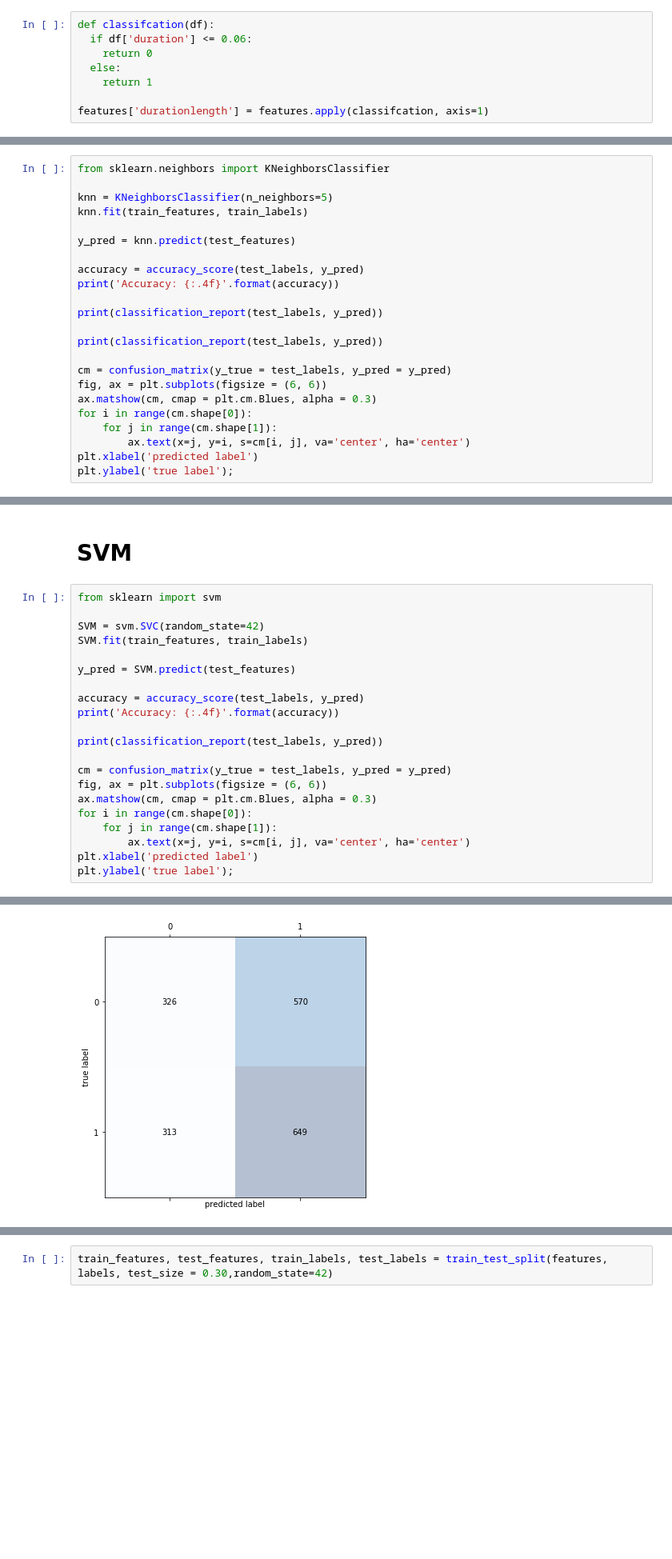
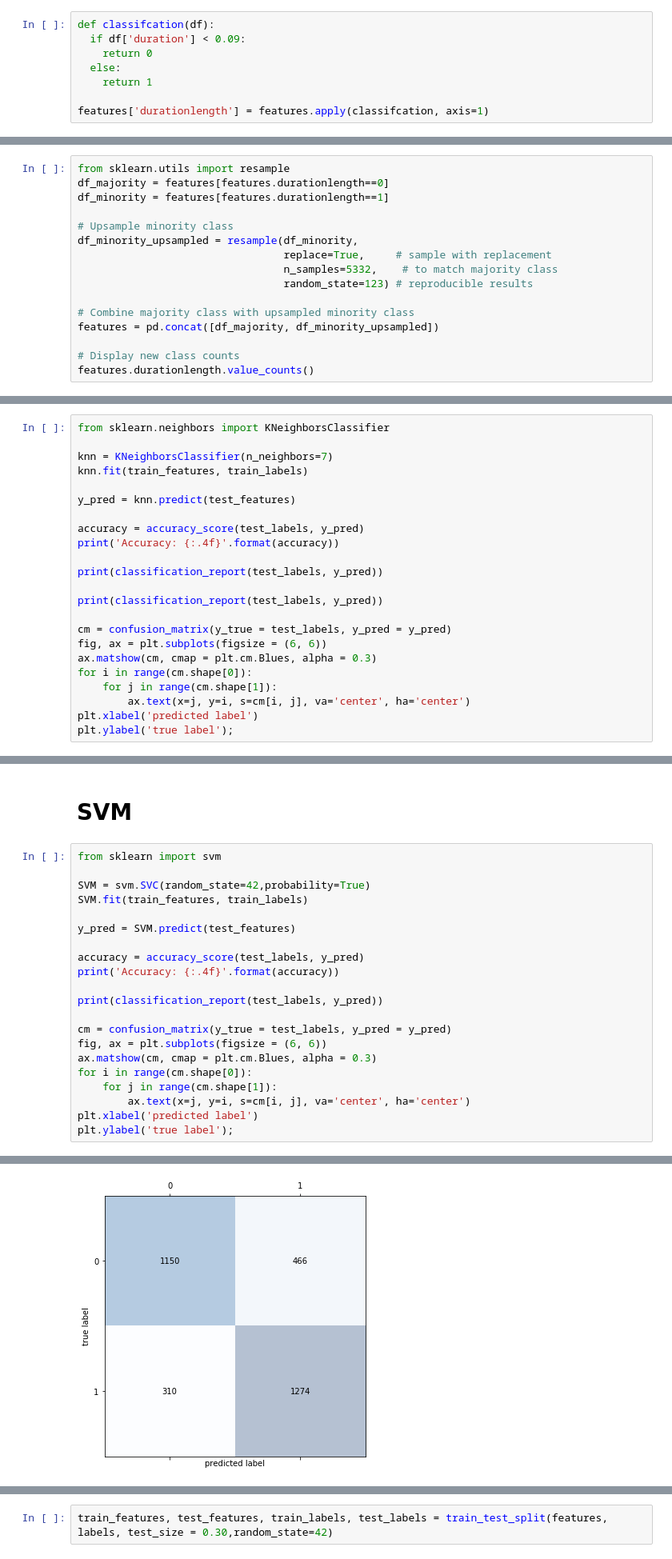
Before and after one commit to Edwardkang1004/Springboard, a Jupyter notebook: Capstone Project 1/Capstone Project 1b.ipynb, the cells around one changed output, grey strips where cells are left out. Shown at 80% size. Saved outputs shown, nothing was run; the diff lists cells and outputs as text; blank space fills up the shorter version.

```diff
--- a/Capstone Project 1/Capstone Project 1b.ipynb
+++ b/Capstone Project 1/Capstone Project 1b.ipynb
@@ -666,6 +668,6 @@ plt.hist(features['duration'])
 # %%
 def classifcation(df):
-  if df['duration'] <= 0.06:
+  if df['duration'] < 0.09:
     return 0
   else:
     return 1
@@ -687,0 +690,16 @@ target_count.plot(kind='bar', title = 'Count (target)')
+# %%
+from sklearn.utils import resample
+df_majority = features[features.durationlength==0]
+df_minority = features[features.durationlength==1]
+
+# Upsample minority class
+df_minority_upsampled = resample(df_minority,
+                                 replace=True,     # sample with replacement
+                                 n_samples=5332,    # to match majority class
+                                 random_state=123) # reproducible results
+
+# Combine majority class with upsampled minority class
+features = pd.concat([df_majority, df_minority_upsampled])
+
+# Display new class counts
+features.durationlength.value_counts()
@@ -779,7 +828,7 @@ weighted avg       0.27      0.52      0.35      1858
 # %%
 from sklearn.neighbors import KNeighborsClassifier
 
-knn = KNeighborsClassifier(n_neighbors=5)
+knn = KNeighborsClassifier(n_neighbors=7)
 knn.fit(train_features, train_labels)
 
 y_pred = knn.predict(test_features)
@@ -855,7 +924,7 @@ Text(0, 0.5, 'Accuracy')
 # %%
 from sklearn import svm
 
-SVM = svm.SVC(random_state=42)
+SVM = svm.SVC(random_state=42,probability=True)
 SVM.fit(train_features, train_labels)
 
 y_pred = SVM.predict(test_features)
@@ -886 +953 @@ weighted avg       0.52      0.52      0.51      1858
-[figure, old version]
+[figure, new version]
```
Also changed, not shown: parts of 51 cells of this notebook.
